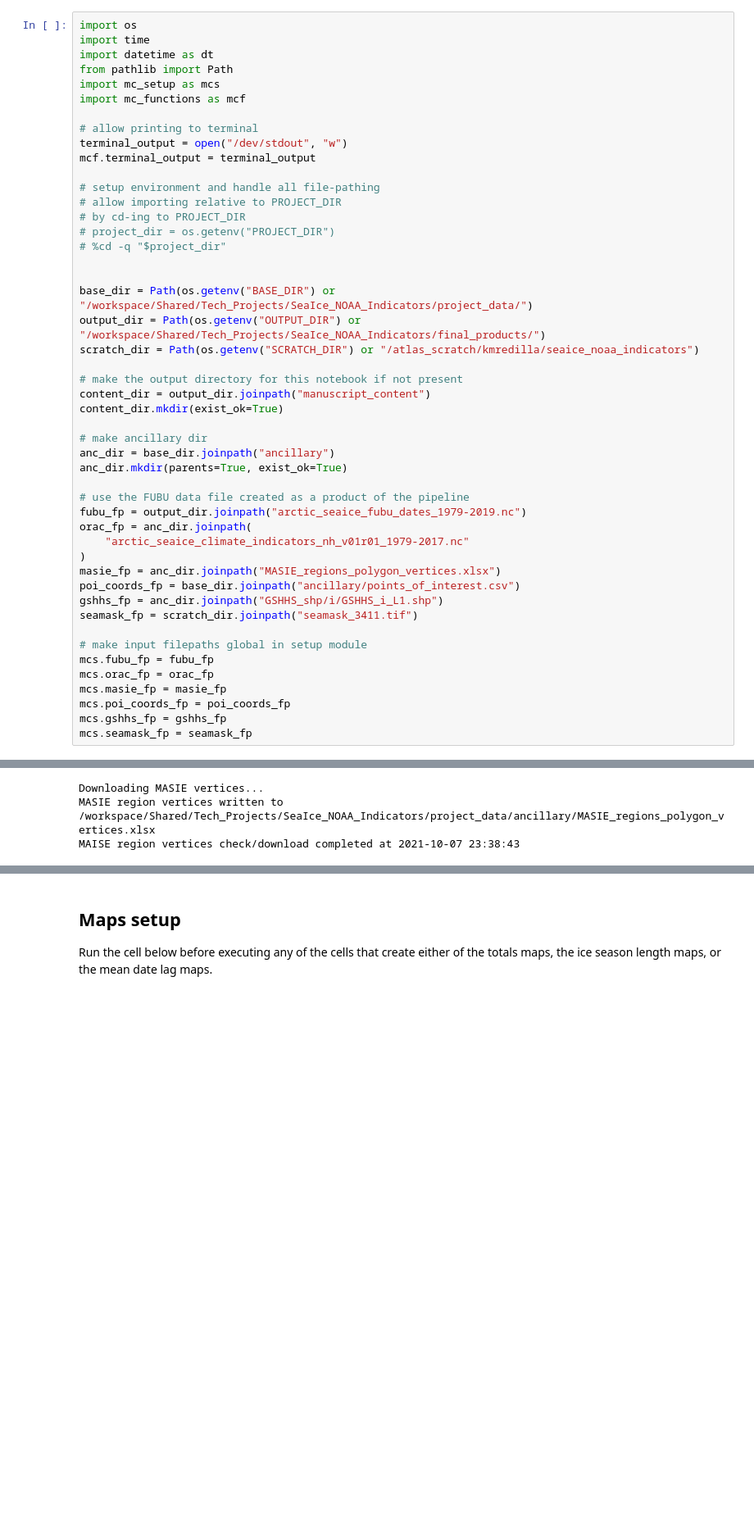
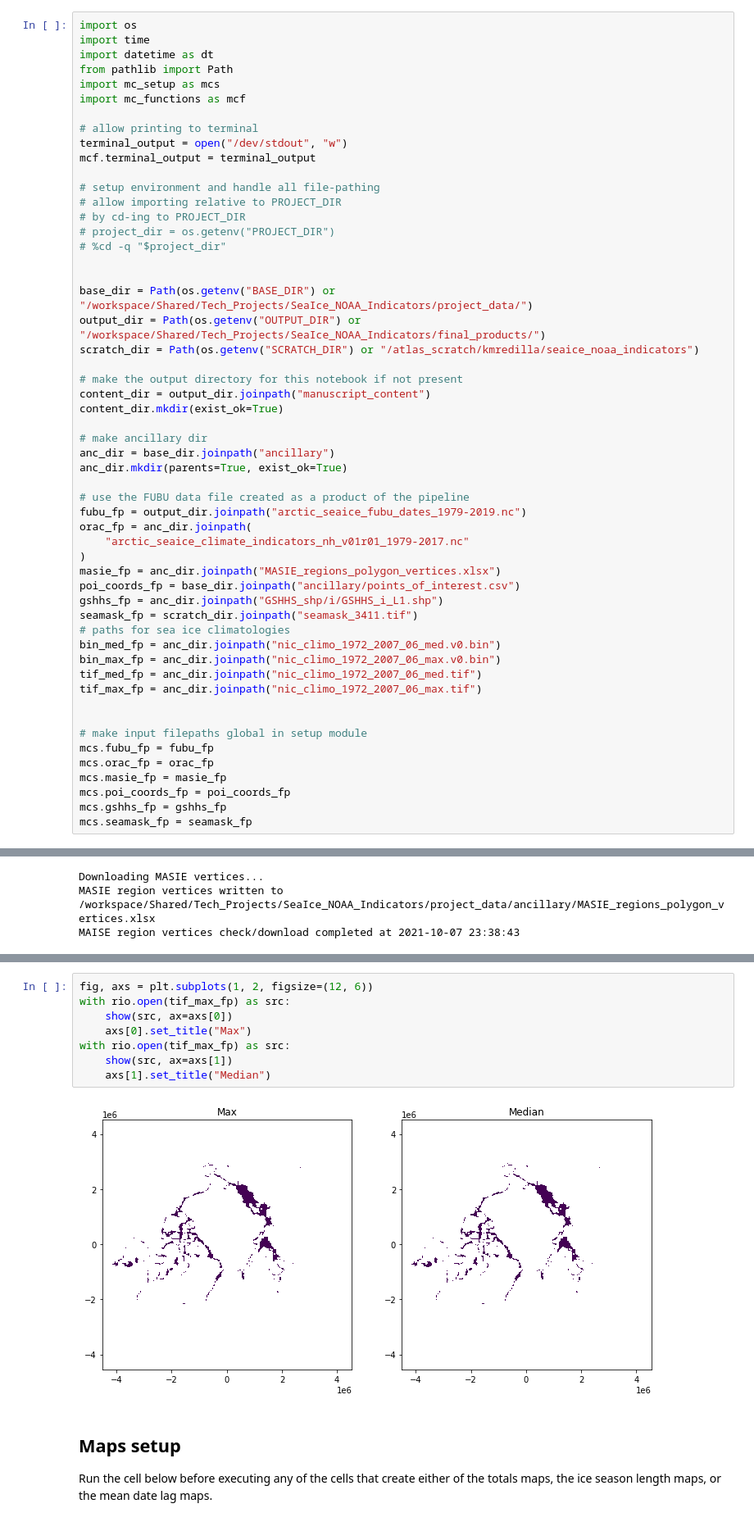
Before and after one commit to ua-snap/seaice_noaa_indicators, a Jupyter notebook: manuscript_content/manuscript_content.ipynb, the cells around one changed output, grey strips where cells are left out. Shown at 82% size. Saved outputs shown, nothing was run; the diff lists cells and outputs as text; blank space fills up the shorter version.

```diff
--- a/manuscript_content/manuscript_content.ipynb
+++ b/manuscript_content/manuscript_content.ipynb
@@ -44,6 +44,12 @@ masie_fp = anc_dir.joinpath("MASIE_regions_polygon_vertices.xlsx")
 poi_coords_fp = base_dir.joinpath("ancillary/points_of_interest.csv")
 gshhs_fp = anc_dir.joinpath("GSHHS_shp/i/GSHHS_i_L1.shp")
 seamask_fp = scratch_dir.joinpath("seamask_3411.tif")
+# paths for sea ice climatologies
+bin_med_fp = anc_dir.joinpath("nic_climo_1972_2007_06_med.v0.bin")
+bin_max_fp = anc_dir.joinpath("nic_climo_1972_2007_06_max.v0.bin")
+tif_med_fp = anc_dir.joinpath("nic_climo_1972_2007_06_med.tif")
+tif_max_fp = anc_dir.joinpath("nic_climo_1972_2007_06_max.tif")
+
 
 # make input filepaths global in setup module
 mcs.fubu_fp = fubu_fp
@@ -187,3 +314,13 @@ NSIDC-G02195 dataset written to /workspace/Shared/Tech_Projects/SeaIce_NOAA_Indi
+# %%
+fig, axs = plt.subplots(1, 2, figsize=(12, 6))
+with rio.open(tif_max_fp) as src:
+    show(src, ax=axs[0])
+    axs[0].set_title("Max")
+with rio.open(tif_max_fp) as src:
+    show(src, ax=axs[1])
+    axs[1].set_title("Median")
+# %% [output]
+[figure, added]
 # %% [markdown]
 ## Maps setup
 
```
Also changed, not shown: parts of 20 cells of this notebook.
